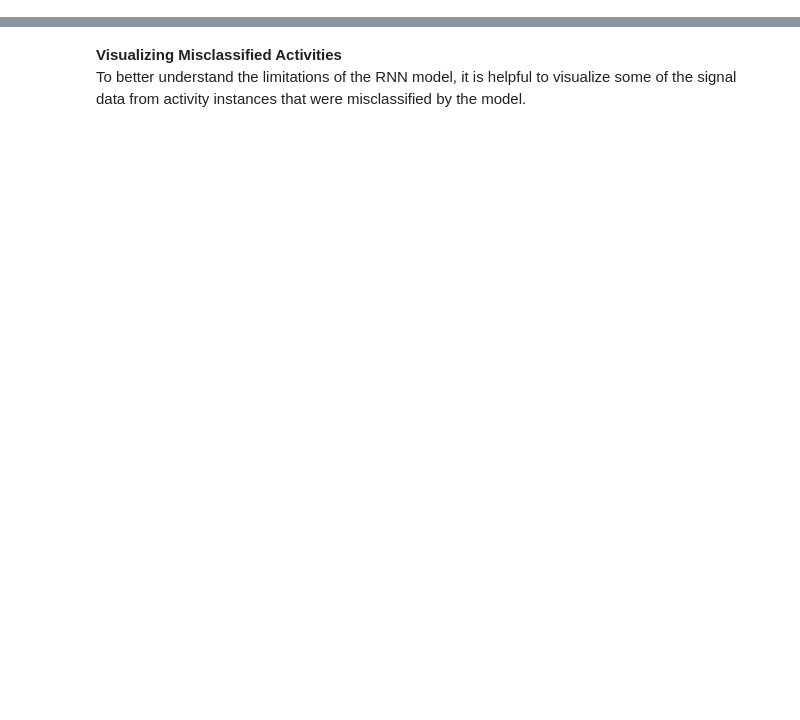
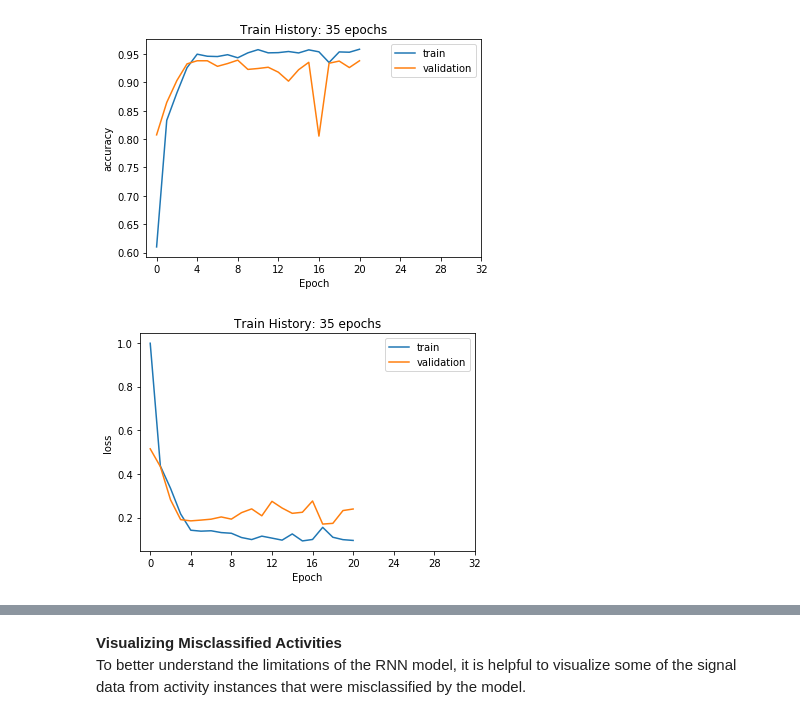
Before and after one commit to s-weisenberg/Data-Science-Projects, a Jupyter notebook: Capstone_Project_2/notebooks/Deep_Learning.ipynb, the cells around one changed output, grey strips where cells are left out. Saved outputs shown, nothing was run; the diff lists cells and outputs as text; code cells hidden in the pictures; blank space fills up the shorter version.

```diff
--- a/Capstone_Project_2/notebooks/Deep_Learning.ipynb
+++ b/Capstone_Project_2/notebooks/Deep_Learning.ipynb
@@ -205,0 +111,2 @@ y_train_encoded, y_test_encoded
+# %%
+X_train, y_train, X_test, y_test = load_dataset(data_path)
@@ -205,0 +244,7 @@ y_train_encoded, y_test_encoded
+# %%
+from joblib import Parallel, delayed
+# results = Parallel(n_jobs=2, verbose=5)(
+#     delayed(test_data)(data) for _ in range(10))
+
+# grid_result = Parallel(n_jobs=8, verbose=5)(delayed(grid.fit(X_train_scaled, y_train, callbacks=[es])))
+grid_result = grid.fit(X_train_scaled, y_train, callbacks=[es])
@@ -205,0 +299,20 @@ y_train_encoded, y_test_encoded
+# %%
+def show_train_history(train_history,n_epochs,train,validation):
+    plt.plot(train_history.history[train])
+    plt.plot(train_history.history[validation])
+    plt.title('Train History: %i epochs' % n_epochs)
+    plt.ylabel(train)
+    plt.xlabel('Epoch')
+    plt.xticks(np.arange(0, n_epochs, step=round(n_epochs/10)))
+    plt.legend(['train', 'validation'], loc='best')
+    plt.show()
+# %%
+model = create_RNN_model(neurons=grid_result.best_params_['neurons'],
+                     dropout=grid_result.best_params_['dropout'],
+                     batch_size=grid_result.best_params_['batch_size'])
+train_history = model.fit(x=X_train_scaled, y=y_train,
+                          validation_split=0.25,
+                          epochs=n_epochs,
+                          batch_size=grid_result.best_params_['batch_size'],
+                          verbose=2,
+                          callbacks=[es])
@@ -205,0 +337,6 @@ y_train_encoded, y_test_encoded
+# %%
+show_train_history(train_history,n_epochs,'accuracy','val_accuracy')
+show_train_history(train_history,n_epochs,'loss','val_loss')
+# %% [output]
+[figure, added]
+[figure, added]
```
Also changed, not shown: parts of 62 cells of this notebook, 1 other file.
